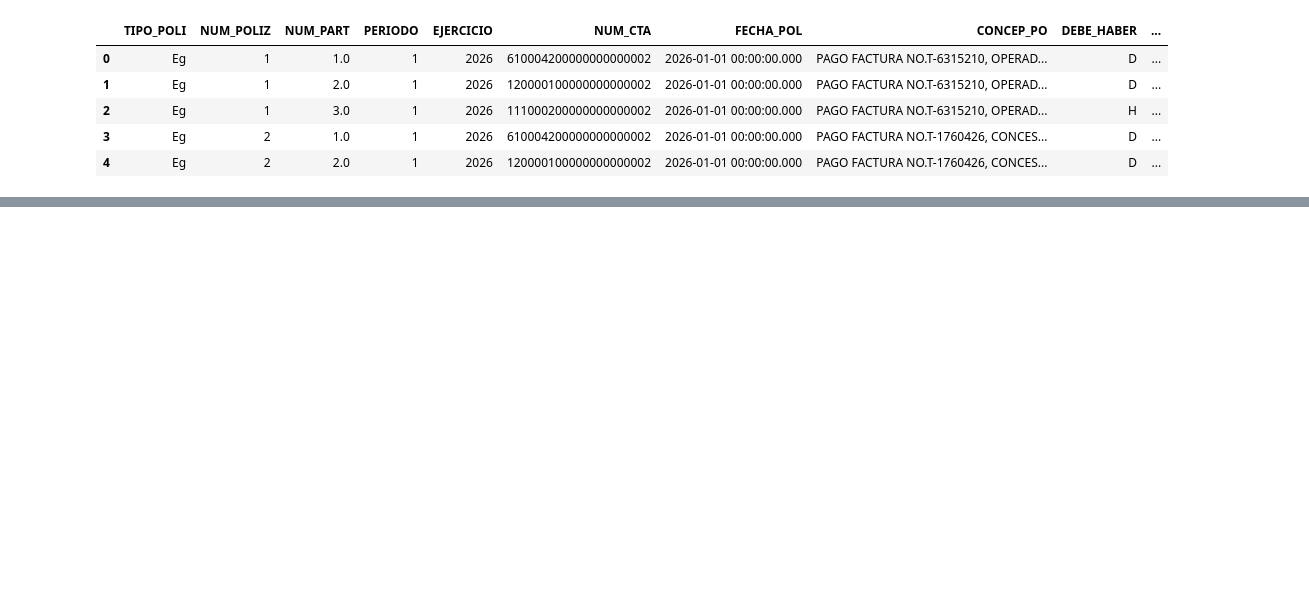
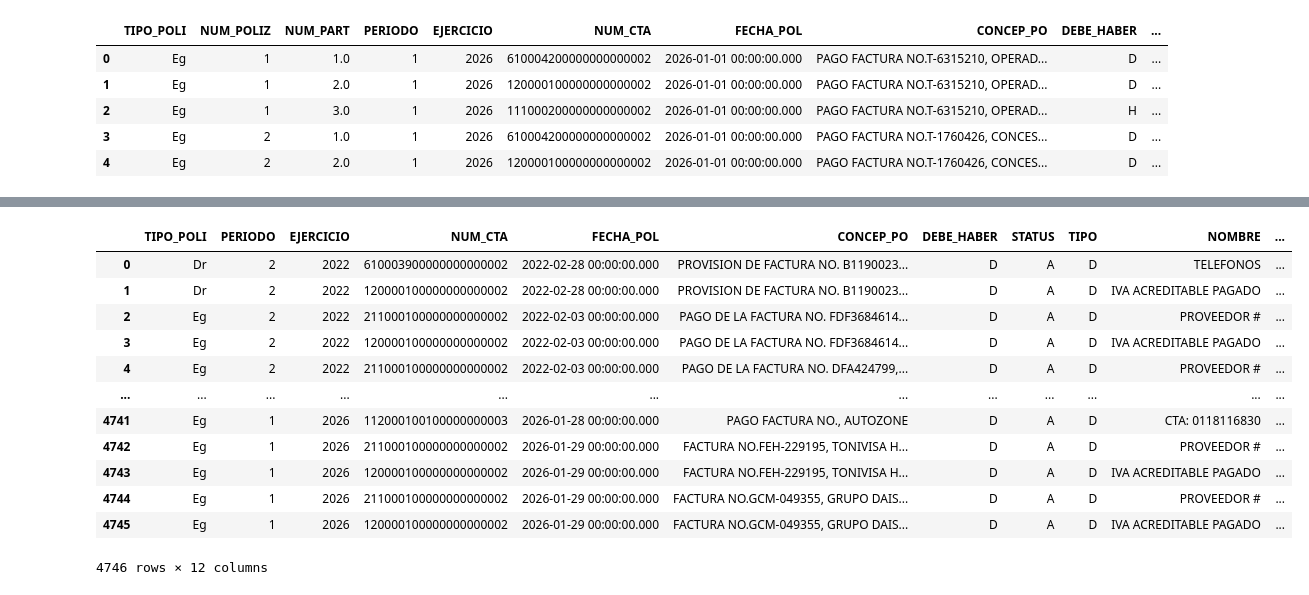
Before and after one commit to Vga18/diplomado, a Jupyter notebook: Proyecto_diplomado.ipynb, the cells around one changed output, grey strips where cells are left out. Cells and saved outputs as stored; diff of their text form; code cells hidden in the pictures; blank space fills up the shorter version.

```diff
--- a/Proyecto_diplomado.ipynb
+++ b/Proyecto_diplomado.ipynb
@@ -83,0 +77,3 @@ polizas26.head(5)
+# %%
+polizas = polizas[polizas["DEBE_HABER"] == "D"]
+polizas = polizas[polizas["CONCEP_PO"] != "CANCELADO"]
@@ -83,0 +92,4 @@ polizas26.head(5)
+# %%
+polizas = polizas.dropna()
+# %%
+polizas = polizas[polizas['CONCEP_PO'].str.contains("FACTURA")]
@@ -83,0 +112,18 @@ polizas26.head(5)
+# %%
+pol_cat = pd.merge(polizas,catalogo,how="left",left_on="NUM_CTA",right_on="NUM_CTA")
+# %%
+pol_cat
+# %% [output]
+|  | TIPO_POLI | PERIODO | EJERCICIO | NUM_CTA | FECHA_POL | CONCEP_PO | DEBE_HABER | STATUS | TIPO | NOMBRE | ... |
+| 0 | Dr | 2 | 2022 | 610003900000000000002 | 2022-02-28 00:00:00.000 | PROVISION DE FACTURA NO. B1190023... | D | A | D | TELEFONOS | ... |
+| 1 | Dr | 2 | 2022 | 120000100000000000002 | 2022-02-28 00:00:00.000 | PROVISION DE FACTURA NO. B1190023... | D | A | D | IVA ACREDITABLE PAGADO | ... |
+| 2 | Eg | 2 | 2022 | 211000100000000000002 | 2022-02-03 00:00:00.000 | PAGO DE LA FACTURA NO. FDF3684614... | D | A | D | PROVEEDOR # | ... |
+| 3 | Eg | 2 | 2022 | 120000100000000000002 | 2022-02-03 00:00:00.000 | PAGO DE LA FACTURA NO. FDF3684614... | D | A | D | IVA ACREDITABLE PAGADO | ... |
+| 4 | Eg | 2 | 2022 | 211000100000000000002 | 2022-02-03 00:00:00.000 | PAGO DE LA FACTURA NO. DFA424799,... | D | A | D | PROVEEDOR # | ... |
+| ... | ... | ... | ... | ... | ... | ... | ... | ... | ... | ... | ... |
+| 4741 | Eg | 1 | 2026 | 112000100100000000003 | 2026-01-28 00:00:00.000 | PAGO FACTURA NO., AUTOZONE | D | A | D | CTA: 0118116830 | ... |
+| 4742 | Eg | 1 | 2026 | 211000100000000000002 | 2026-01-29 00:00:00.000 | FACTURA NO.FEH-229195, TONIVISA H... | D | A | D | PROVEEDOR # | ... |
+| 4743 | Eg | 1 | 2026 | 120000100000000000002 | 2026-01-29 00:00:00.000 | FACTURA NO.FEH-229195, TONIVISA H... | D | A | D | IVA ACREDITABLE PAGADO | ... |
+| 4744 | Eg | 1 | 2026 | 211000100000000000002 | 2026-01-29 00:00:00.000 | FACTURA NO.GCM-049355, GRUPO DAIS... | D | A | D | PROVEEDOR # | ... |
+| 4745 | Eg | 1 | 2026 | 120000100000000000002 | 2026-01-29 00:00:00.000 | FACTURA NO.GCM-049355, GRUPO DAIS... | D | A | D | IVA ACREDITABLE PAGADO | ... |
+4746 rows × 12 columns
```
Also changed, not shown: parts of 5 cells of this notebook.
